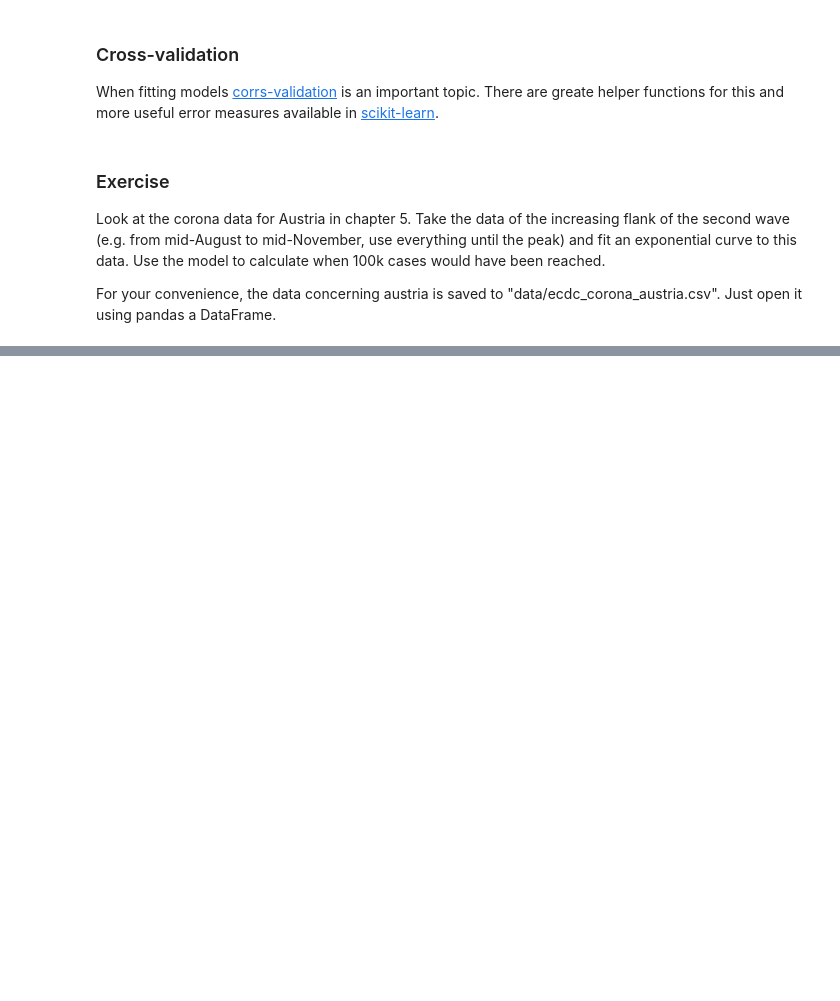
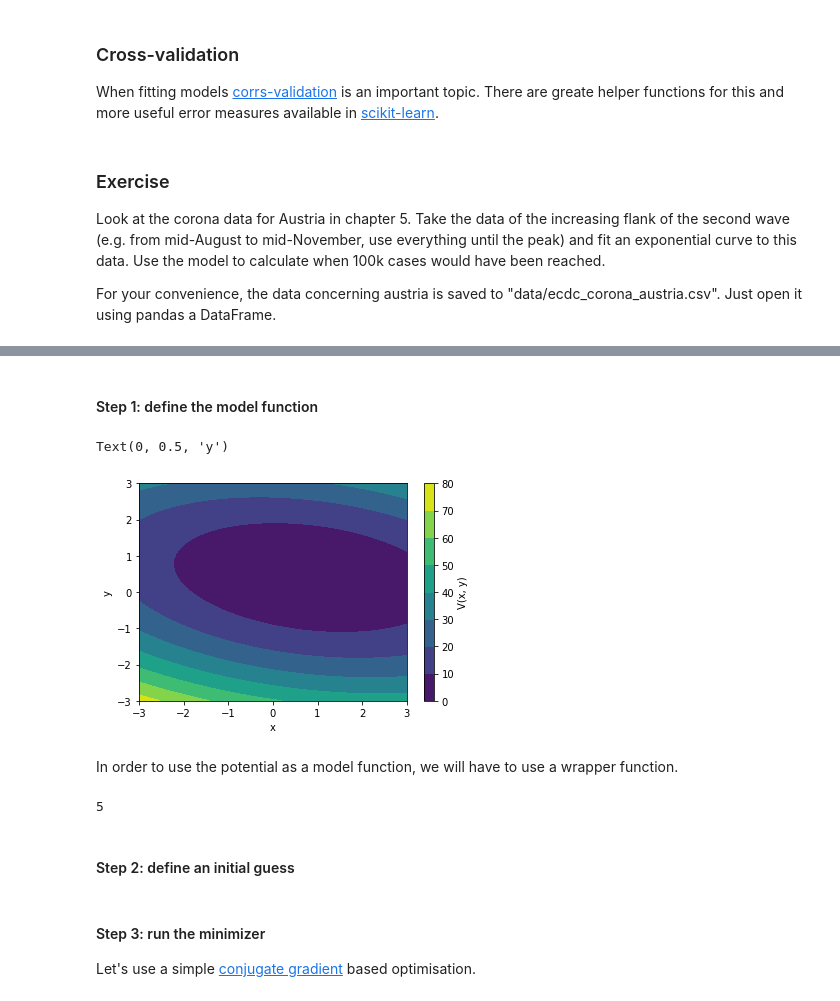
Before and after one commit to jcartus/PythonCourse, a Jupyter notebook: 07_MachineLearning.ipynb, the cells around one changed output, grey strips where cells are left out. Cells and saved outputs as stored; diff of their text form; code cells hidden in the pictures; blank space fills up the shorter version.

```diff
--- a/07_MachineLearning.ipynb
+++ b/07_MachineLearning.ipynb
@@ -155,0 +229,54 @@ https://scikit-learn.org/stable/
+# %% [markdown]
+#### Step 1: define the model function
+# %%
+def V(x, y):
+    """This is the parabolic potential discussed above.
+
+    It cannot be used as a model function yet, because its
+    argument format is not suitable (takes 2 args for
+    the independent variables).
+    """
+
+    return (x + 2*y -1)**2 - 3*x*y + 2
+# %%
+xx, yy = np.meshgrid(
+    np.linspace(-3, 3, 50),
+    np.linspace(-3, 3, 50)
+)
+
+plt.contourf(
+    xx,
+    yy,
+    V(xx, yy)
+)
+cbar = plt.colorbar()
+cbar.set_label("V(x, y)")
+plt.xlabel("x")
+plt.ylabel("y")
+# %% [output]
+Text(0, 0.5, 'y')
+[figure, added]
+# %% [markdown]
+In order to use the potential as a model function, we will have to use a wrapper function.
+# %%
+def model_function(r):
+    """This is a wrapper for the 2D potential, so
+    it can be used with scipy.optimize.minimize.
+
+    Unfortunately now if will only work with single/skalar values
+    for x and y.
+
+    Args:
+        r: 2d iterable containing a value for x and a value for y.
+    """
+
+    x, y = r
+
+    return V(x, y)
+
+# let's see if it works
+model_function((1, 2))
+# %% [output]
+5
+# %% [markdown]
+#### Step 2: define an initial guess
@@ -155,0 +287,3 @@ https://scikit-learn.org/stable/
+# %% [markdown]
+#### Step 3: run the minimizer
+Let's use a simple [conjugate gradient](https://en.wikipedia.org/wiki/Conjugate_gradient_method) based optimisation.
```
Also changed, not shown: parts of 35 cells of this notebook.
